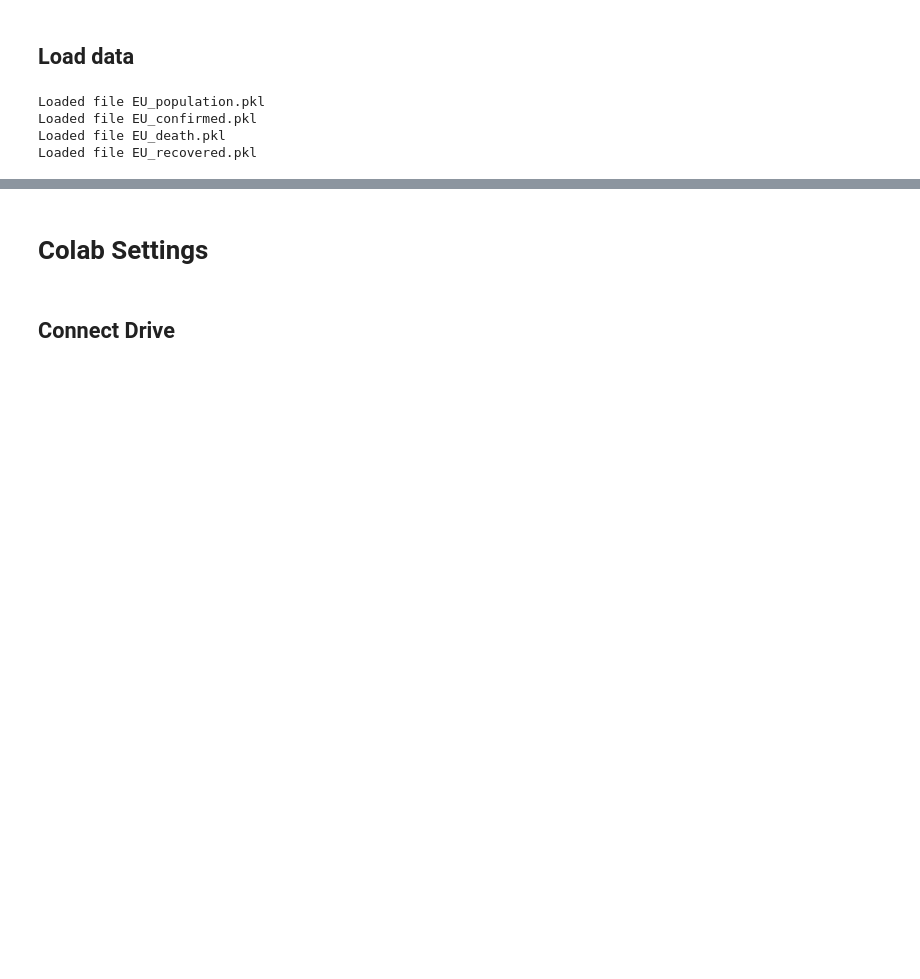
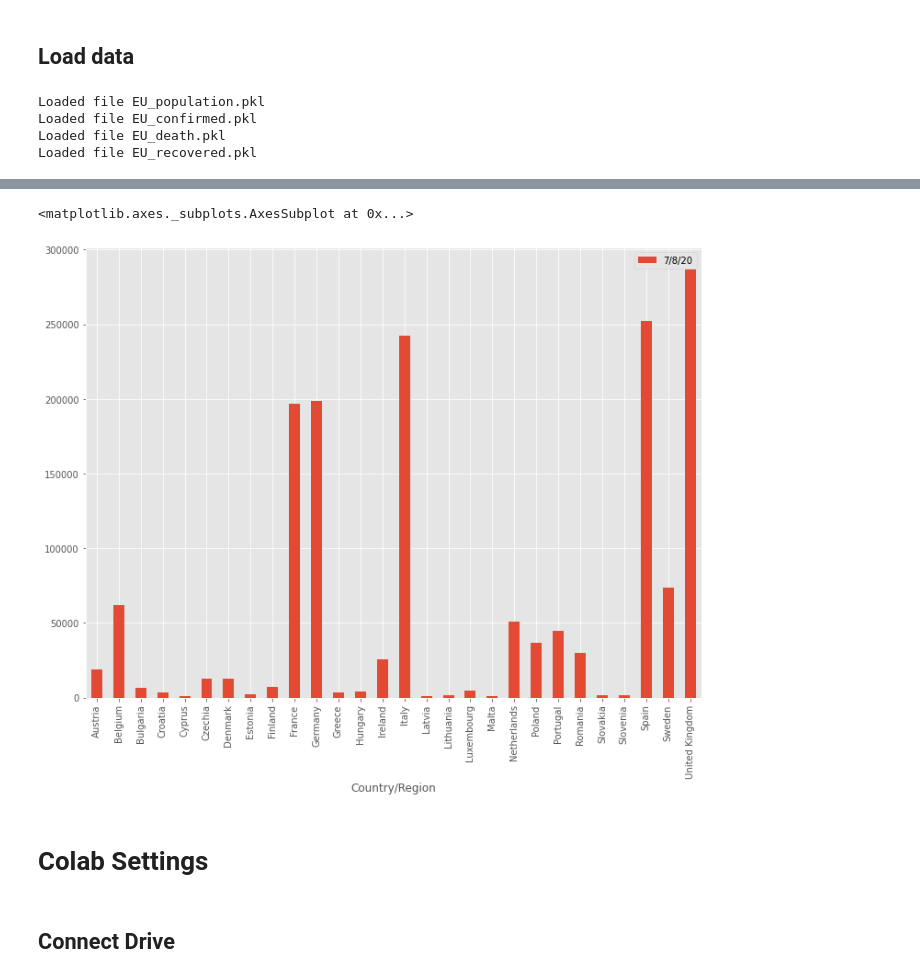
Before and after one commit to sunfoxy2k/MathModel, a Jupyter notebook: src/data_process/Data Analysis/EU_general_analysis.ipynb, the cells around one changed output, grey strips where cells are left out. Saved outputs shown, nothing was run; the diff lists cells and outputs as text; code cells hidden in the pictures; blank space fills up the shorter version.

```diff
--- a/src/data_process/Data Analysis/EU_general_analysis.ipynb
+++ b/src/data_process/Data Analysis/EU_general_analysis.ipynb
@@ -76,3 +82,8 @@ EU_confirmed[['Country/Region','7/8/20']].plot.bar(ind)
+# %%
+EU_confirmed.plot.bar(x = 'Country/Region', y= '7/8/20',figsize =[12,9])
+# %% [output]
+<matplotlib.axes._subplots.AxesSubplot at 0x...>
+[figure, added]
 # %% [markdown]
 # Colab Settings
 # %% [markdown]
```
Also changed, not shown: parts of 4 cells of this notebook, 6 other files.
